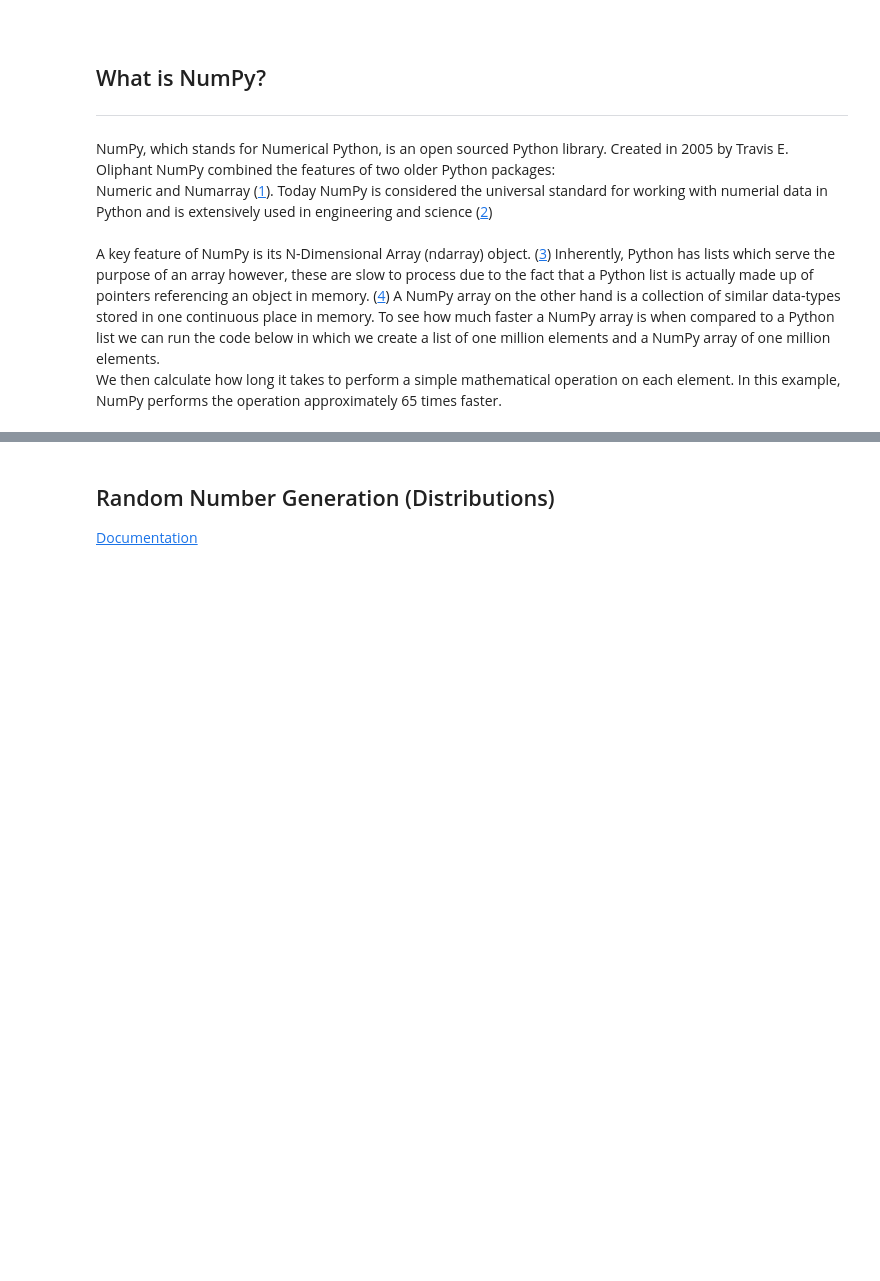
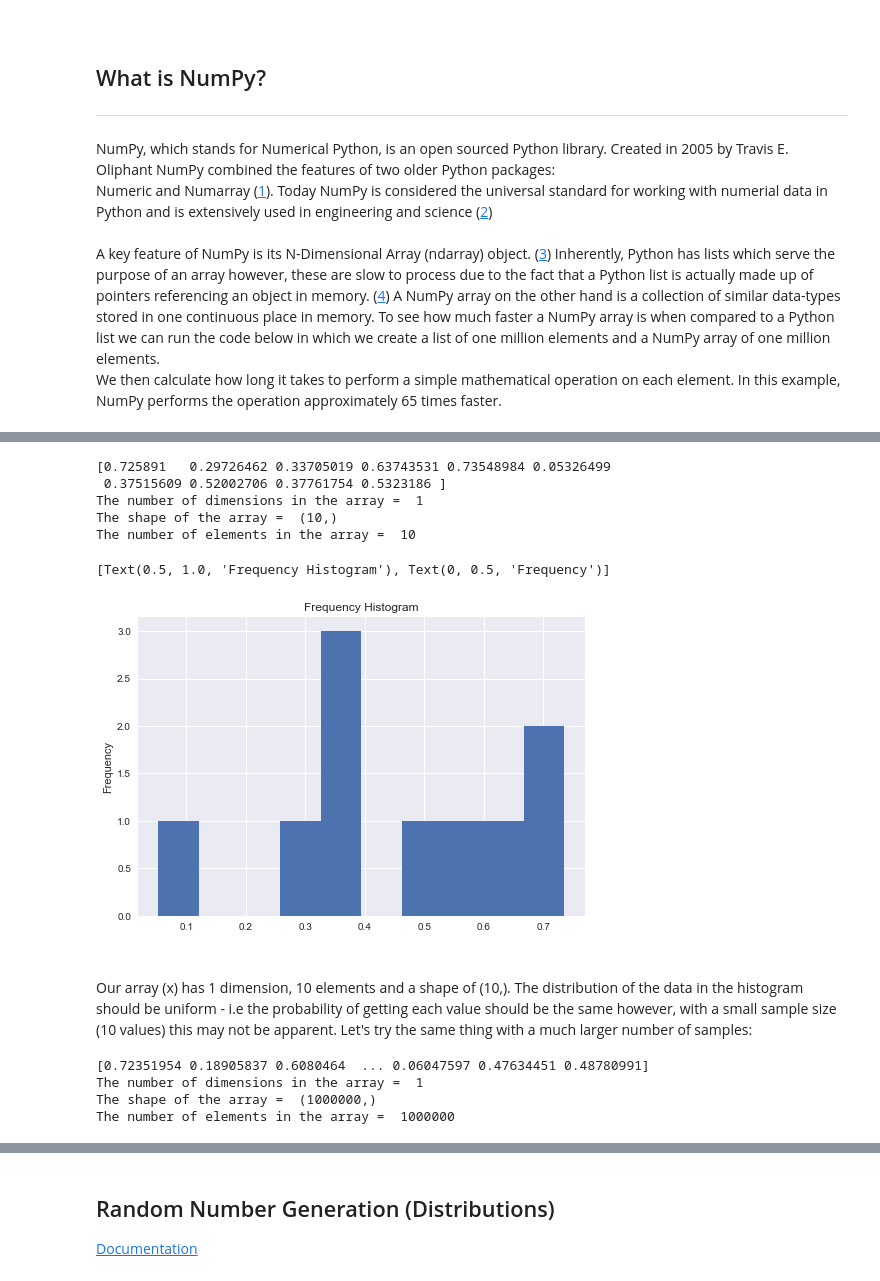
Before and after one commit to Sam-Tracey/numpy-random, a Jupyter notebook: numpy-random.ipynb, the cells around one changed output, grey strips where cells are left out. Cells and saved outputs as stored; diff of their text form; code cells hidden in the pictures; blank space fills up the shorter version.

Commit message:
Added numpy.random.rand section

```diff
--- a/numpy-random.ipynb
+++ b/numpy-random.ipynb
@@ -68,0 +95,42 @@ In data science, the numpy.random package is often used to simulate data
+# %%
+# create a one dimensional array with 10 elements.
+x = np.random.rand(10)
+# Show array contents and attributes of the array.
+print(x)
+print("The number of dimensions in the array = ", x.ndim)
+print("The shape of the array = ", x.shape)
+print("The number of elements in the array = ", x.size)
+# %% [output]
+[0.725891   0.29726462 0.33705019 0.63743531 0.73548984 0.05326499
+ 0.37515609 0.52002706 0.37761754 0.5323186 ]
+The number of dimensions in the array =  1
+The shape of the array =  (10,)
+The number of elements in the array =  10
+# %%
+# import charting library.
+import matplotlib.pyplot as plt
+# Define the style to be used.
+plt.style.use('seaborn')
+# Create the histogram with 10 bins.
+plt.hist(x, bins=10)
+# Set the title and y-axis label
+plt.gca().set(title='Frequency Histogram', ylabel='Frequency')
+# %% [output]
+[Text(0.5, 1.0, 'Frequency Histogram'), Text(0, 0.5, 'Frequency')]
+[figure, added]
+# %% [markdown]
+<br>
+Our array (x) has 1 dimension, 10 elements and a shape of (10,). The distribution of the data in the histogram should be uniform - i.e the probability of getting each value should be the same however, with a small sample size (10 values) this may not be apparent. Let's try the same thing with a much larger number of samples:
+# %%
+# create a one dimensional array with 1000000 elements.
+y = np.random.rand(1000000)
+# Show array contents and attributes of the array.
+print(y)
+print("The number of dimensions in the array = ", y.ndim)
+print("The shape of the array = ", y.shape)
+print("The number of elements in the array = ", y.size)
+# %% [output]
+[0.72351954 0.18905837 0.6080464  ... 0.06047597 0.47634451 0.48780991]
+The number of dimensions in the array =  1
+The shape of the array =  (1000000,)
+The number of elements in the array =  1000000
```
Also changed, not shown: parts of 9 cells of this notebook.
